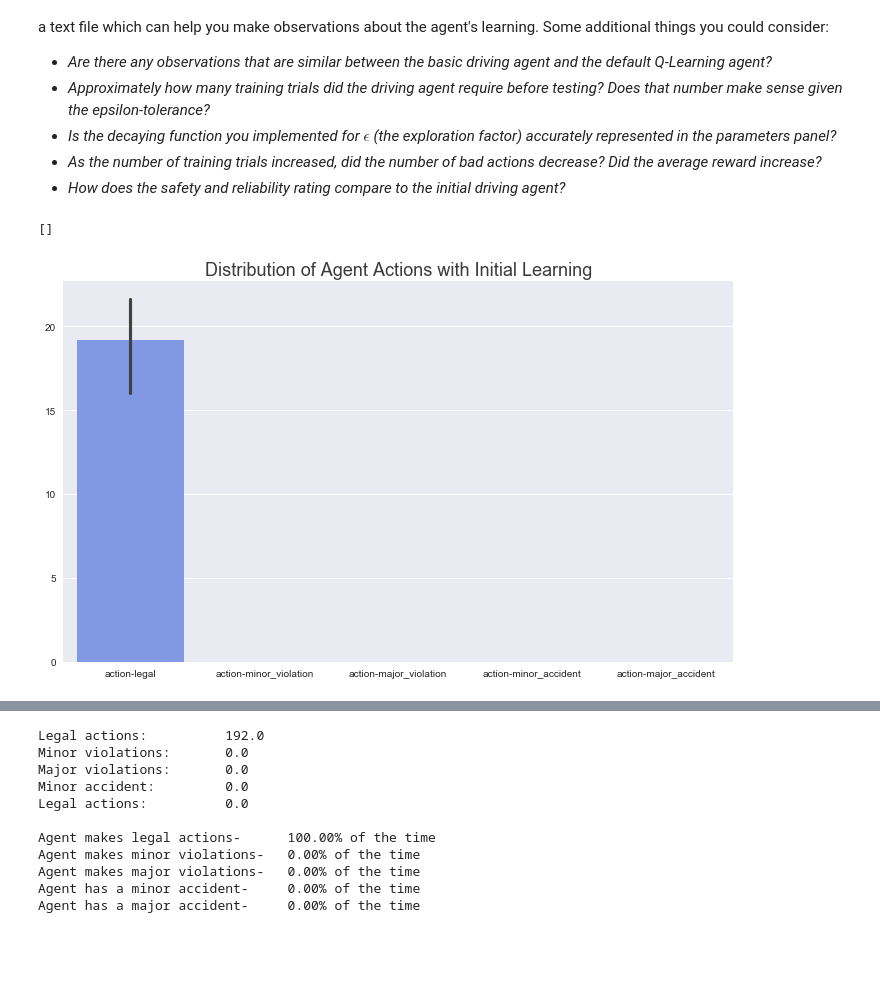
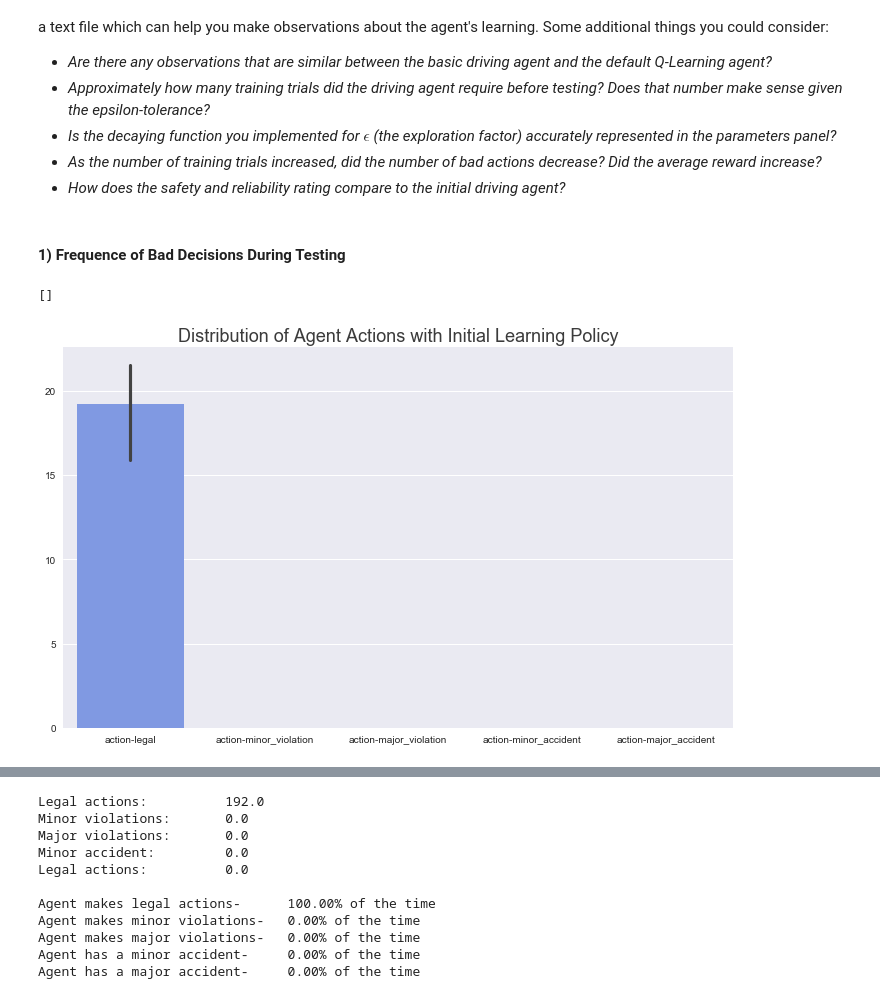
Before and after one commit to hsherwoodcoombs/smartcab, a Jupyter notebook: reportC.ipynb, the cells around one changed output, grey strips where cells are left out. Saved outputs shown, nothing was run; the diff lists cells and outputs as text; code cells hidden in the pictures; blank space fills up the shorter version.

```diff
--- a/reportC.ipynb
+++ b/reportC.ipynb
@@ -465,12 +484,14 @@ Using the visualization above that was produced from your default Q-Learning sim
 - *Is the decaying function you implemented for $\epsilon$ (the exploration factor) accurately represented in the parameters panel?*
 - *As the number of training trials increased, did the number of bad actions decrease? Did the average reward increase?*
 - *How does the safety and reliability rating compare to the initial driving agent?*
+# %% [markdown]
+#### 1) Frequence of Bad Decisions During Testing
 # %%
 bar = sns.barplot(data=default_action_data, palette="coolwarm")
 bar.figure.set_size_inches(12,7)
-bar.axes.set_title('Distribution of Agent Actions with Initial Learning', fontsize=18, alpha=0.9)
+bar.axes.set_title('Distribution of Agent Actions with Initial Learning Policy', fontsize=18, alpha=0.9)
 bar.plot()
 # %% [output]
 []
-[figure, old version]
+[figure, new version]
 # %% [markdown]
```
Also changed, not shown: parts of 16 cells of this notebook, 5 other files.
